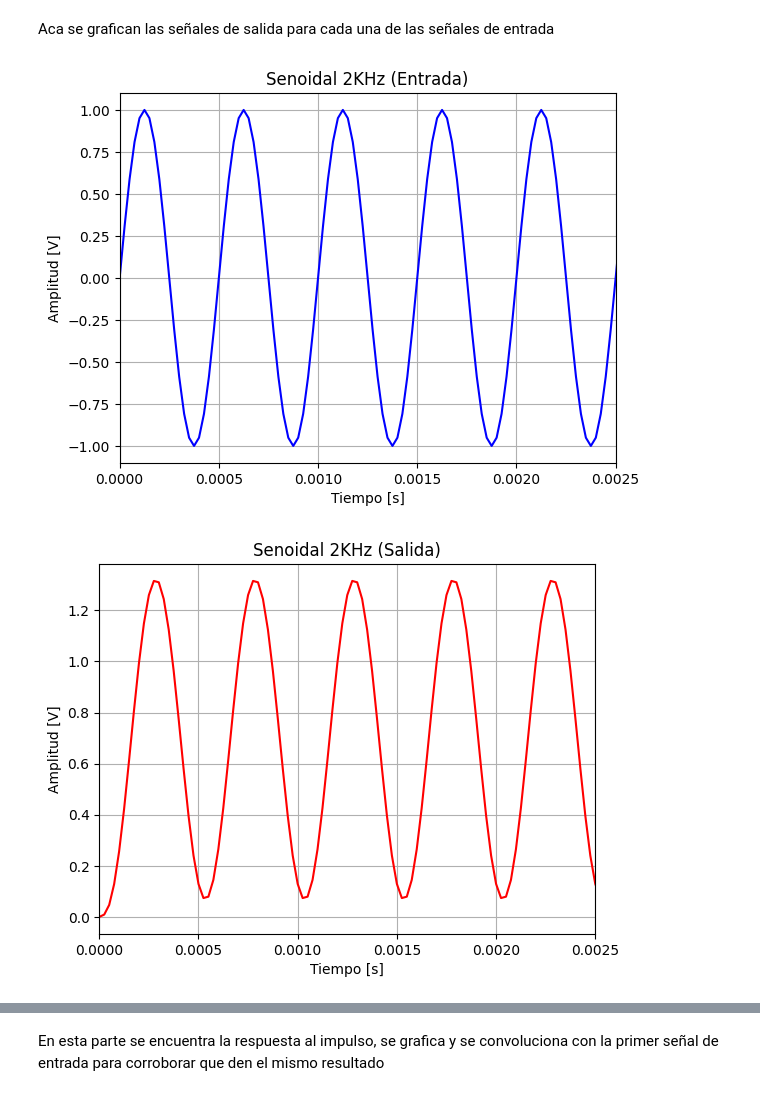
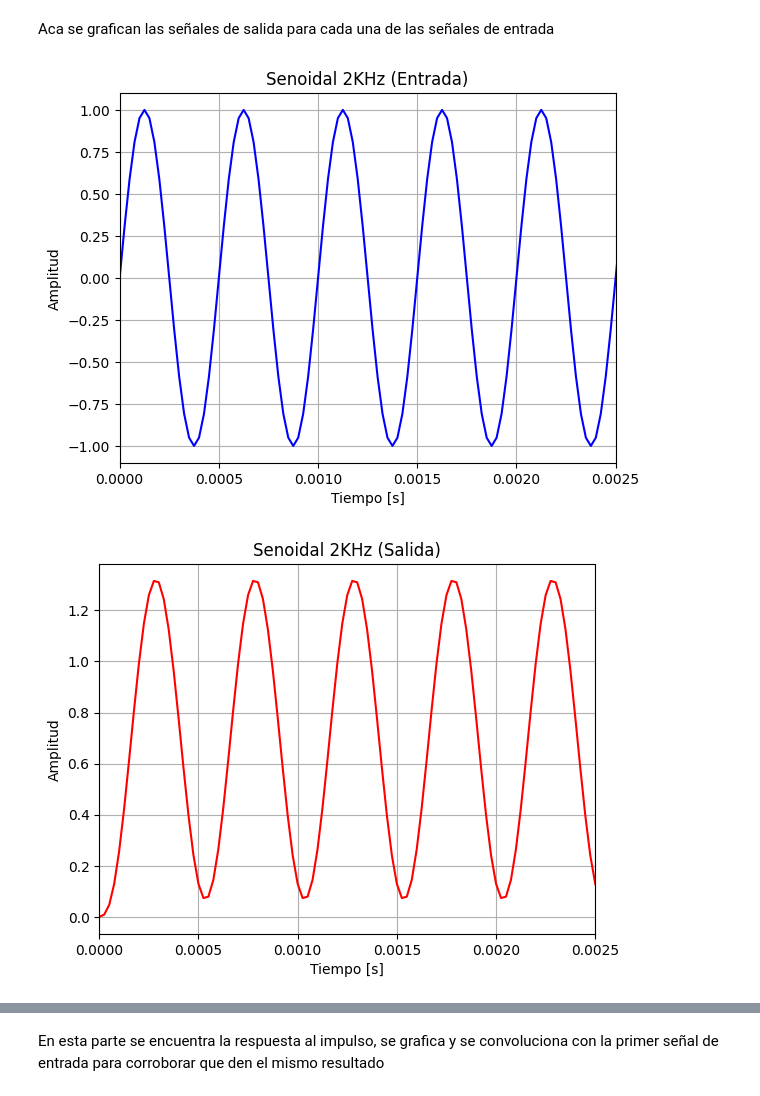
Before and after one commit to Subpion/AyPdS, a Jupyter notebook: tps2.ipynb, the cells around one changed output, grey strips where cells are left out. Drawn from its saved outputs; the diff is of its cells as text; code cells hidden in the pictures.

```diff
--- a/tps2.ipynb
+++ b/tps2.ipynb
@@ -107,0 +115,18 @@ y1= sig.lfilter(b, a, x1)
+# %%
+b=np.array([3*(10**(-2)), 5*(10**(-2)), 3*(10**(-2)) ])
+a=np.array([1.0, -1.5, 0.5])
+
+y1= sig.lfilter(b, a, x1)
+y2 = sig.lfilter(b, a, x2)
+y3 = sig.lfilter(b, a, x3)
+y4 = sig.lfilter(b, a, x4)
+y5 = sig.lfilter(b, a, x5)
+y6 = sig.lfilter(b, a, x6)
+
+
+report_pe("y1 - Seno 2 kHz ", fs1, N, y1)
+report_pe("y2 - Seno 2 kHz amp+fase ", fs1, N, y2)
+report_pe("y3 - AM ", fs1, N, y3)
+report_pe("y4 - Recortada 75% ", fs1, N, y4)
+report_pe("y5 - Cuadrada 4 kHz ", fs1, N, y5)
+report_pe("y6 - Pulso 10 ms ", fs1, N, y6)
@@ -113,7 +145,7 @@ plt.figure()
 plt.plot(t1, x1, color='blue')
 plt.title('Senoidal 2KHz (Entrada)')
 plt.xlabel('Tiempo [s]')
-plt.ylabel('Amplitud [V]')
+plt.ylabel('Amplitud')
 plt.xlim(0, 0.0025)
 plt.grid(True)
 
@@ -122,7 +154,7 @@ plt.plot(t1, y1, color='red')
 plt.title('Senoidal 2KHz (Salida)')
 plt.xlabel('Tiempo [s]')
 plt.xlim(0, 0.0025)
-plt.ylabel('Amplitud [V]')
+plt.ylabel('Amplitud')
 plt.grid(True)
 
 
@@ -131,7 +163,7 @@ plt.figure()
 plt.plot(t1, y1, color='blue')
 plt.title('Senoidal 2KHz amplificada y desplazada (Entrada)')
 plt.xlabel('Tiempo [s]')
-plt.ylabel('Amplitud [V]')
+plt.ylabel('Amplitud')
 plt.xlim(0, 0.0025)
 plt.grid(True)
 
@@ -139,7 +171,7 @@ plt.figure()
 plt.plot(t1, y2, color='red')
 plt.title('Senoidal 2KHz amplificada y desplazada (Salida)')
 plt.xlabel('Tiempo [s]')
-plt.ylabel('Amplitud [V]')
+plt.ylabel('Amplitud')
 plt.xlim(0, 0.0025)
 plt.grid(True)
 
@@ -149,7 +181,7 @@ plt.figure()
 plt.plot(t3, x3, color='blue')
 plt.title('Senoidal modulada (Entrada)')
 plt.xlabel('Tiempo [s]')
-plt.ylabel('Amplitud [V]')
+plt.ylabel('Amplitud ')
 plt.xlim(0, 0.0025)
 plt.grid(True)
 
@@ -157,7 +189,7 @@ plt.figure()
 plt.plot(t3, y3, color='red')
 plt.title('Senoidal modulada (Salida)')
 plt.xlabel('Tiempo [s]')
-plt.ylabel('Amplitud [V]')
+plt.ylabel('Amplitud ')
 plt.xlim(0, 0.0025)
 plt.grid(True)
 
@@ -167,7 +199,7 @@ plt.figure()
 plt.plot(t1, x4, color='blue')
 plt.title('Senoidal recortada (Entrada)')
 plt.xlabel('Tiempo [s]')
-plt.ylabel('Amplitud [V]')
+plt.ylabel('Amplitud ')
 plt.xlim(0, 0.0025)
 plt.grid(True)
 
@@ -175,7 +207,7 @@ plt.figure()
 plt.plot(t1, y4, color='red')
 plt.title('Senoidal recortada (Salida)')
 plt.xlabel('Tiempo [s]')
-plt.ylabel('Amplitud [V]')
+plt.ylabel('Amplitud ')
 plt.xlim(0, 0.0025)
 plt.grid(True)
 
@@ -183,36 +215,36 @@ plt.grid(True)
 # Señal cuadrada de 4KHz
 plt.figure()
 plt.plot(t5, x5, color='blue')
 plt.title('Señal cuadrada de 4KHz (Entrada)')
 plt.xlabel('Tiempo [s]')
-plt.ylabel('Amplitud [V]')
+plt.ylabel('Amplitud ')
 plt.xlim(0, 0.0025)
 plt.grid(True)
 
 plt.figure()
 plt.plot(t5, y5, color='red')
 plt.title('Señal cuadrada de 4KHz (Salida)')
 plt.xlabel('Tiempo [s]')
-plt.ylabel('Amplitud [V]')
+plt.ylabel('Amplitud ')
 plt.xlim(0, 0.0025)
 plt.ylim(0, 3)
 plt.grid(True)
 
 
 # Pulso rectangular de 10 ms
 plt.figure()
 plt.plot(t6, x6, color='blue')
 plt.title('Pulso rectangular de 10ms (Entrada)')
 plt.xlabel('Tiempo [s]')
-plt.ylabel('Amplitud [V]')
+plt.ylabel('Amplitud ')
 plt.grid(True)
 
 plt.figure()
 plt.plot(t6, y6, color='red')
 plt.title('Pulso rectangular de 10ms (Salida)')
 plt.xlabel('Tiempo [s]')
-plt.ylabel('Amplitud [V]')
+plt.ylabel('Amplitud ')
 plt.grid(True)
 # %% [output]
-[figure, old version]
+[figure, new version]
-[figure, old version]
+[figure, new version]
```
Also changed, not shown: parts of 12 cells of this notebook.
